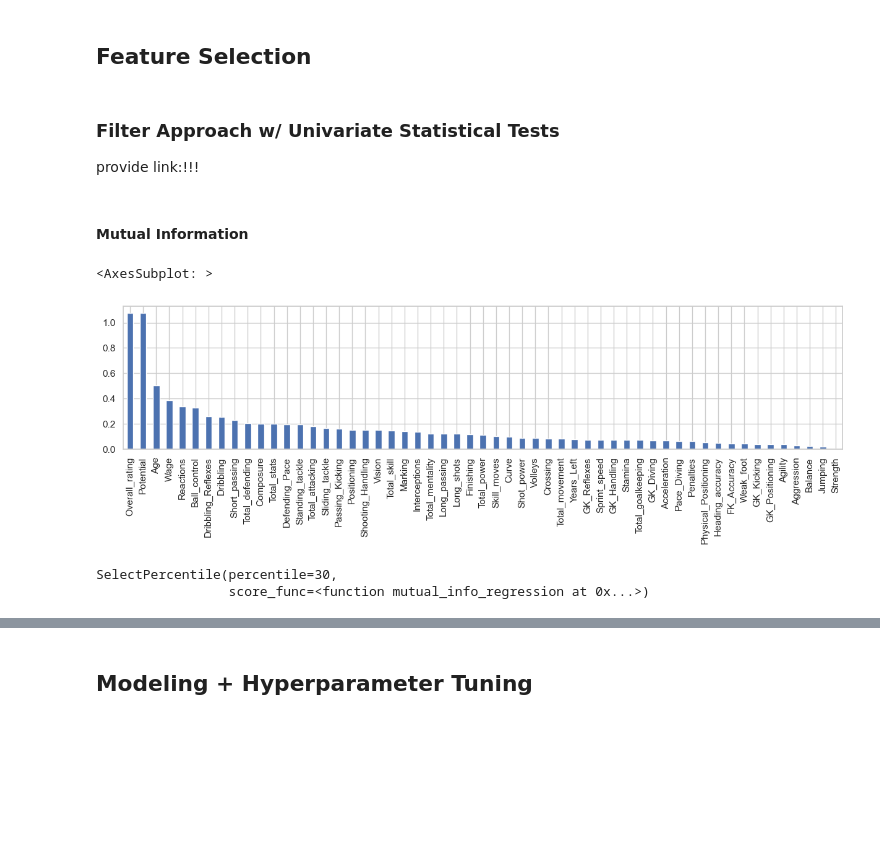
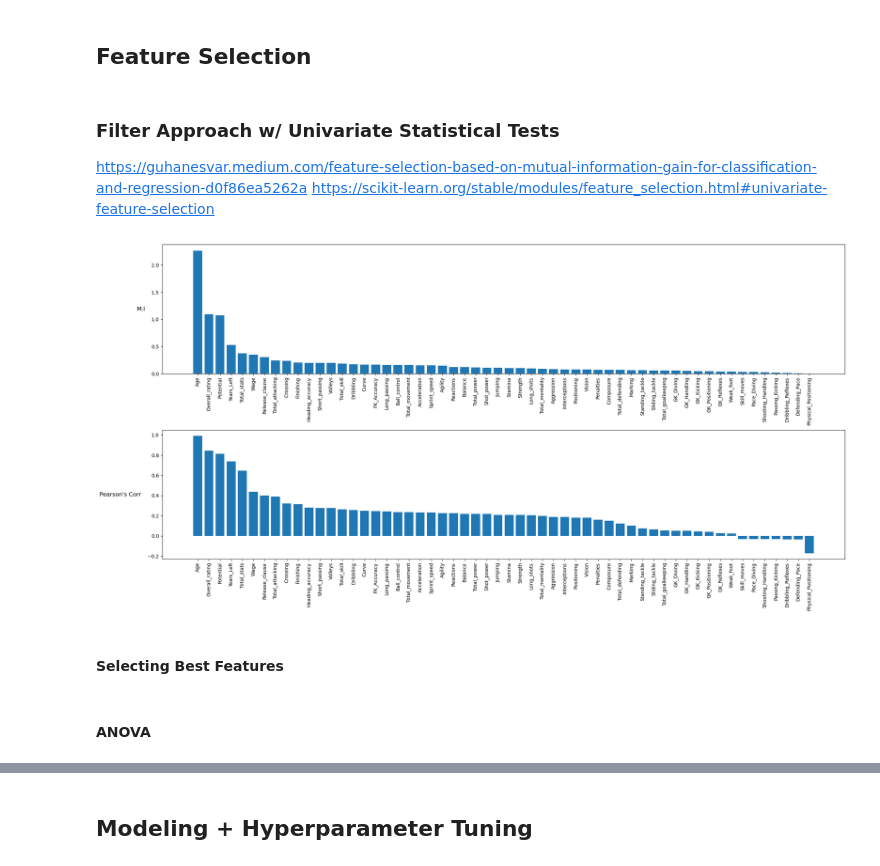
Before and after one commit to aymankhan2003/Market-Value-Predictor, a Jupyter notebook: Project.ipynb, the cells around one changed output, grey strips where cells are left out. Cells and saved outputs as stored; diff of their text form; code cells hidden in the pictures; blank space fills up the shorter version.

```diff
--- a/Project.ipynb
+++ b/Project.ipynb
@@ -81,6 +79,43 @@ y_test_value = value_all_test["Value"]
 # %% [markdown]
 ### Filter Approach w/ Univariate Statistical Tests
 
-provide link:!!!
+https://guhanesvar.medium.com/feature-selection-based-on-mutual-information-gain-for-classification-and-regression-d0f86ea5262a
+https://scikit-learn.org/stable/modules/feature_selection.html#univariate-feature-selection
+# %%
+#create figure with 2 rows and 1 column. [row,column]
+fig, axarr = plt.subplots(2, 1, figsize=(20,10), sharex = False, sharey = False)
+
+#adjust rows
+rows = ["M.I", "Pearson's Corr"]
+for ax, row in zip(axarr[:], rows):
+    ax.annotate(row, xy=(0, 0.5), xytext=(-ax.yaxis.labelpad-5, 0),
+                xycoords=ax.yaxis.label, textcoords='offset points',
+                size='large', ha='right', va='center')
+
+#adjust displauy
+fig.tight_layout(w_pad = 0, h_pad = 10)
+fig.subplots_adjust(left=0, top=0.95)
+
+
+#Mutual Information
+from sklearn.feature_selection import mutual_info_regression
+
+mutual_info = mutual_info_regression(X_train_value, y_train_value)
+mutual_info = pd.Series(mutual_info)
+axarr[0].bar(X_train_value.columns, mutual_info.sort_values(ascending=False))
+axarr[0].tick_params('x', labelrotation=90)
+
+
+
+#Pearson's Correlation
+from sklearn.feature_selection import r_regression
+
+pearson_corr = r_regression(X_train_value, y_train_value)
+pearson_corr = pd.Series(pearson_corr)
+pearson_corr.index = X_train_value.columns
+axarr[1].bar(X_train_value.columns, pearson_corr.sort_values(ascending=False))
+axarr[1].tick_params('x', labelrotation=90)
+# %% [output]
+[figure, added]
 # %% [markdown]
-#### Mutual Information
+#### Selecting Best Features
@@ -96,12 +122,10 @@ ordered_mutual_info = mutual_info.sort_values(ascending=False)
-# %%
-mutual_info.sort_values(ascending=False).plot.bar(figsize=(15,3)) #title it
-# %% [output]
-<AxesSubplot: >
-[figure, removed]
+# %% [markdown]
+#### ANOVA
 # %%
-from sklearn.feature_selection import SelectPercentile #use selectk best
-selected_top_columns = SelectPercentile(mutual_info_regression, percentile=30)
+from sklearn.feature_selection import SelectKBest
+from sklearn.feature_selection import mutual_info_regression
+
+selected_top_columns = SelectKBest(mutual_info_regression, k=15)
 selected_top_columns.fit(X_train_value, y_train_value)
+X_train_value_m_info_sel = X_train_value[selected_top_columns.get_feature_names_out(selected_top_columns.feature_names_in_)]
+X_test_value_m_info_sel = X_test_value[selected_top_columns.get_feature_names_out(selected_top_columns.feature_names_in_)]
-# %% [output]
-SelectPercentile(percentile=30,
-                 score_func=<function mutual_info_regression at 0x...>)
```
Also changed, not shown: parts of 32 cells of this notebook.
